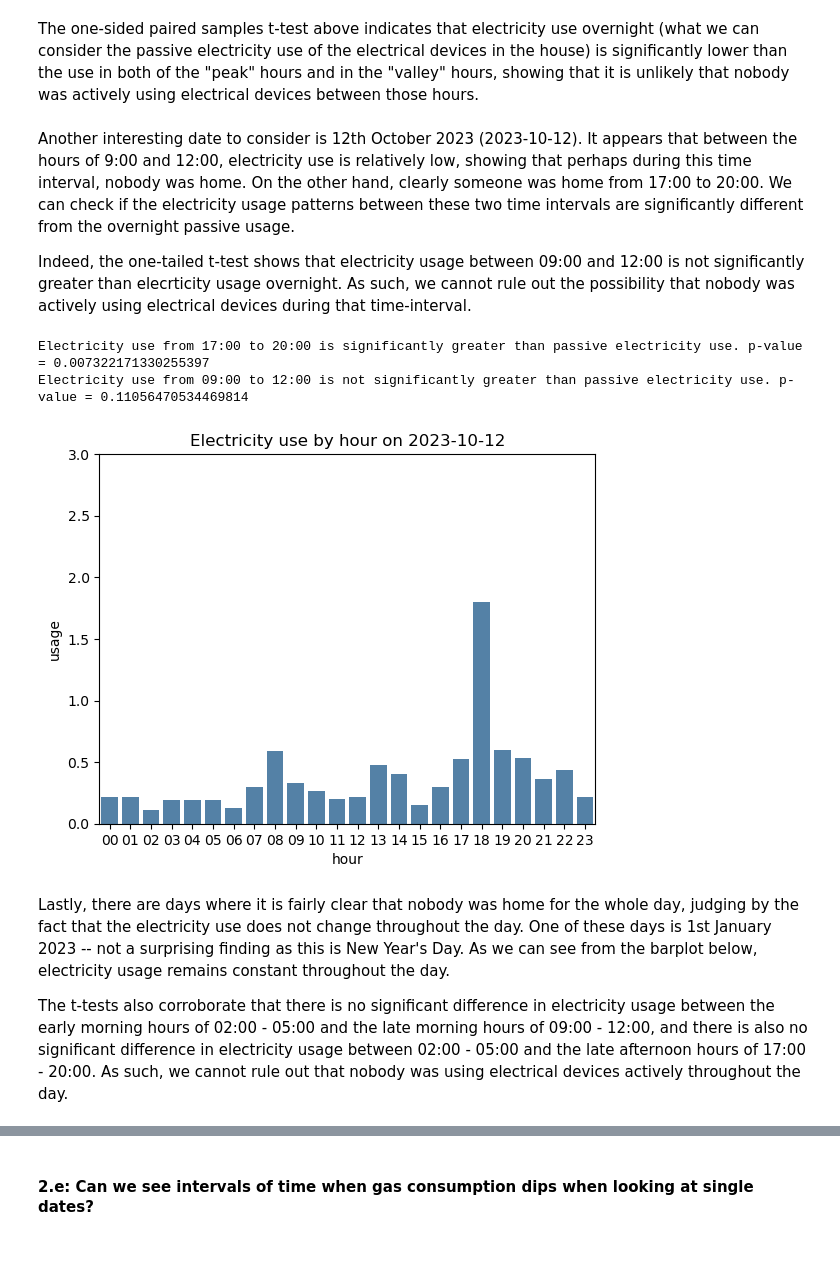
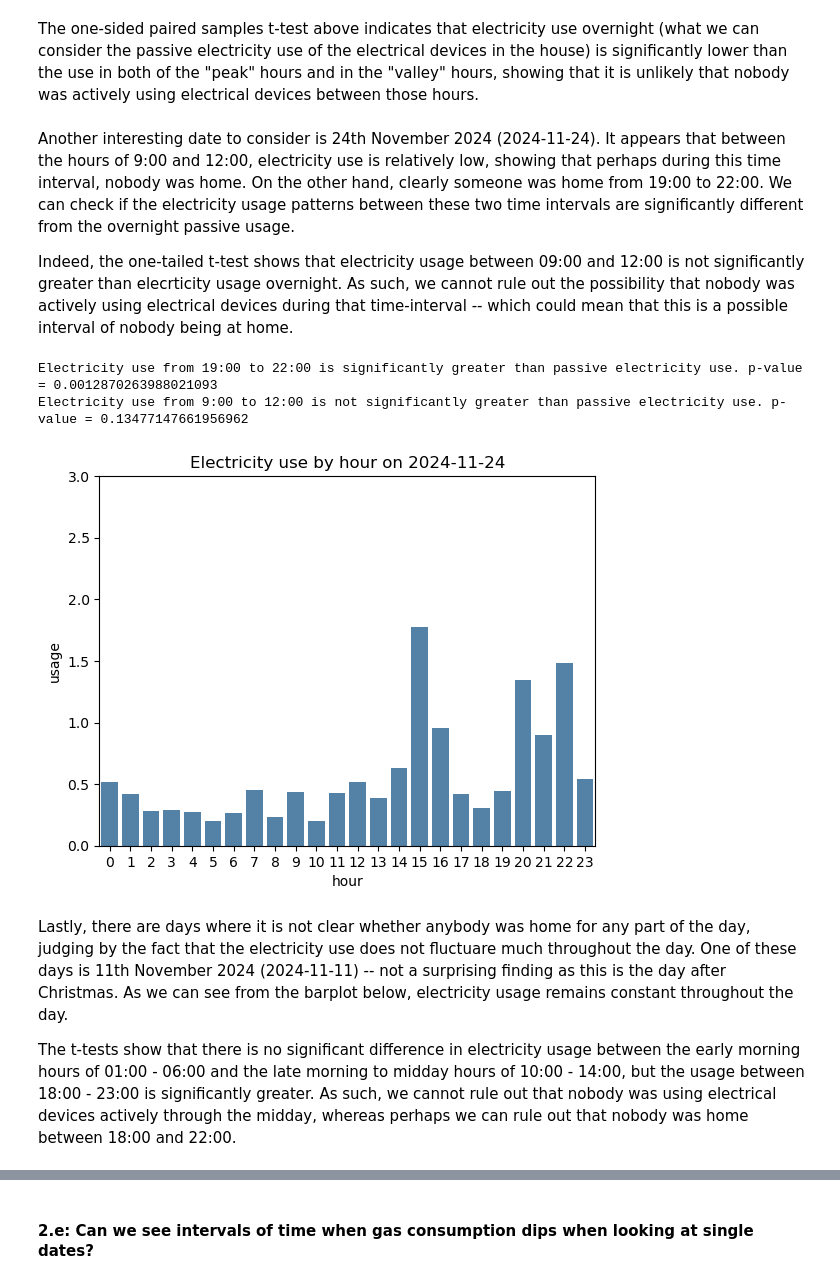
Before and after one commit to elena-petridou/GA2025_07, a Jupyter notebook: Report_1_energy_usage.ipynb, the cells around one changed output, grey strips where cells are left out. Cells and saved outputs as stored; diff of their text form; code cells hidden in the pictures; blank space fills up the shorter version.

```diff
--- a/Report_1_energy_usage.ipynb
+++ b/Report_1_energy_usage.ipynb
@@ -86,8 +85,8 @@ Energy_usage.head()
 # %% [markdown]
 The First kind of analysis is about the energy usage throughout the day, which means we first need to convert the epochs (so unix time) into datetime and extract the times seperately from the whole date.
 # %%
-Energy_usage["date"] = pd.to_datetime(Energy_usage.loc[:,"epoch"]*10**9).dt.date
-Energy_usage["time"] = pd.to_datetime(Energy_usage.loc[:,"epoch"]*10**9).dt.strftime("%H:%M")
+Energy_usage["date"] = Energy_usage["epoch"].apply(timestamp_into_gmt2).dt.date
+Energy_usage["time"] = Energy_usage["epoch"].apply(timestamp_into_gmt2).dt.strftime("%H:%M")
 Energy_usage.head()
 # %% [output]
 |  | epoch | Electricity_imported_T1 | Electricity_imported_T2 | Electricity_exported_T1 | Electricity_exported_T2 | ... |
@@ -132,9 +131,9 @@ In order to investigate this question, we can take a look at data from a random
 # %%
 max(Energy_usage["date"])
 
-cold_months_24 = Energy_usage[((Energy_usage["date"] >= datetime.date(2024,10,1)) | (Energy_usage["date"] <= datetime.date(2024,3,1))) & (Energy_usage["date"] < datetime.date(2025,1,1)) & (Energy_usage["date"] > datetime.date(2023,12,31))]
-cold_months_23 = Energy_usage[((Energy_usage["date"] >= datetime.date(2023,10,1)) | (Energy_usage["date"] <= datetime.date(2023,3,1))) & (Energy_usage["date"] < datetime.date(2024,1,1)) & (Energy_usage["date"] > datetime.date(2022,12,31))]
-cold_months_22 = Energy_usage[((Energy_usage["date"] >= datetime.date(2022,10,1)) | (Energy_usage["date"] <= datetime.date(2022,3,1))) & (Energy_usage["date"] < datetime.date(2023,1,1)) & (Energy_usage["date"] > datetime.date(2021,12,31))]
+cold_months_24 = Energy_usage[((Energy_usage["date"] >= datetime.date(2024,11,1)) | (Energy_usage["date"] <= datetime.date(2024,3,1))) & (Energy_usage["date"] < datetime.date(2025,1,1)) & (Energy_usage["date"] > datetime.date(2023,12,31))]
+cold_months_23 = Energy_usage[((Energy_usage["date"] >= datetime.date(2023,11,1)) | (Energy_usage["date"] <= datetime.date(2023,3,1))) & (Energy_usage["date"] < datetime.date(2024,1,1)) & (Energy_usage["date"] > datetime.date(2022,12,31))]
+cold_months_22 = Energy_usage[((Energy_usage["date"] >= datetime.date(2022,11,1)) | (Energy_usage["date"] <= datetime.date(2022,3,1))) & (Energy_usage["date"] < datetime.date(2023,1,1)) & (Energy_usage["date"] > datetime.date(2021,12,31))]
 
 
 cold_months = pd.concat([cold_months_24, cold_months_23], ignore_index= True)
@@ -144,15 +143,16 @@ random.seed(203903)
 random_days = random.sample(list(cold_months["date"]), k = 10)
 # %%
 Energy_usage[["hour", "minute"]] = Energy_usage.loc[:,"time"].str.split(":", n = 1, expand=True)
+Energy_usage["hour"] = Energy_usage["hour"].apply(int)
 
 cold_days = Energy_usage[Energy_usage["date"].isin(random_days)]
 
 cold_days = cold_days[["date", "usage", "hour"]].groupby(["date", "hour"]).sum()
 
-def create_day_barplot(df, date, color, energy):
+def create_day_barplot(df, date, color, energy, max_lim = 3):
     temp_df = df.loc[date]
     fig, ax = plt.subplots()
-    ax.set_ylim(0,3)
+    ax.set_ylim(0,max_lim)
     plt.title(f"{energy} use by hour on {date}")
     sns.barplot(temp_df, x = "hour", y = "usage", ax = ax, color = color)
 
@@ -194,21 +194,19 @@ Then, is electricity usage significantly different between 10:00 and 14:00, when
 
 In order to maximise the number of samples for the t-test, we use the electricity usage values in 15-minute-intervals instead of the 'binned' values by hour used in the barplots above.
 # %%
-jan_20 = Energy_usage[Energy_usage["date"] == random_days[0]]
-jan_20[["date", "time", "usage", "hour"]]
-
-
 def is_significant(test_use, reference_use):
     t_test = stats.ttest_rel(test_use["usage"], reference_use["usage"], alternative= "greater")
     p_value = t_test[1]
-    if p_value > 0.05:
+    if p_value > 0.01:
         return(" not ", p_value)
     else:
         return(" ", p_value)
 
+
+
 def between_hour_t_test(day_df, peak_hours, possibly_absent_hours, reference_hours, energy):
+    peak_use = day_df[day_df["hour"].isin(peak_hours)]
     passive_use = day_df[day_df["hour"].isin(reference_hours)]
-    peak_use = day_df[day_df["hour"].isin(peak_hours)]
     possibly_absent_use = day_df[day_df["hour"].isin(possibly_absent_hours)]
     significance_peak, p_val_peak = is_significant(peak_use, passive_use)
     print(f"{energy} use from {peak_hours[0]}:00 to {peak_hours[-1]}:00 is{significance_peak}significantly greater than passive {energy.lower()} use. p-value = {p_val_peak}")
@@ -216,8 +214,3 @@ def between_hour_t_test(day_df, peak_hours, possibly_absent_hours, reference_hou
     print(f"{energy} use from {possibly_absent_hours[0]}:00 to {possibly_absent_hours[-1]}:00 is{significance_absent}significantly greater than passive {energy.lower()} use. p-value = {p_val_absent}")
     #significance_actives, p_val_actives = is_significant(possibly_absent_use, peak_use)
     #print(f"Electricity use from {possibly_absent_hours[0]}:00 to {possibly_absent_hours[-1]}:00 is{significance_actives}significantly different than electricity use between {peak_hours[0]} and {peak_hours[1]}. p-value = {p_val_actives}")
-
-
-
-create_day_barplot(cold_days, datetime.date(2023,1,20), "steelblue", "Electricity")
-between_hour_t_test(jan_20, peak_hours=["18", "19", "20", "21", "22"], possibly_absent_hours=["10", "11", "12", "13", "14"], reference_hours=["01", "02", "03", "04", "05"], energy = "Electricity")
@@ -226,20 +227,20 @@ KeyError: datetime.date(2023, 1, 20)
 # %% [markdown]
 The one-sided paired samples t-test above indicates that electricity use overnight (what we can consider the passive electricity use of the electrical devices in the house) is significantly lower than the use in both of the "peak" hours and in the "valley" hours, showing that it is unlikely that nobody was actively using electrical devices between those hours.
 # %% [markdown]
-Another interesting date to consider is 12th October 2023 (2023-10-12). It appears that between the hours of 9:00 and 12:00, electricity use is relatively low, showing that perhaps during this time interval, nobody was home. On the other hand, clearly someone was home from 17:00 to 20:00. We can check if the electricity usage patterns between these two time intervals are significantly different from the overnight passive usage.
+Another interesting date to consider is 24th November 2024 (2024-11-24). It appears that between the hours of 9:00 and 12:00, electricity use is relatively low, showing that perhaps during this time interval, nobody was home. On the other hand, clearly someone was home from 19:00 to 22:00. We can check if the electricity usage patterns between these two time intervals are significantly different from the overnight passive usage.
 
-Indeed, the one-tailed t-test shows that electricity usage between 09:00 and 12:00 is not significantly greater than elecrticity usage overnight. As such, we cannot rule out the possibility that nobody was actively using electrical devices during that time-interval.
+Indeed, the one-tailed t-test shows that electricity usage between 09:00 and 12:00 is not significantly greater than elecrticity usage overnight. As such, we cannot rule out the possibility that nobody was actively using electrical devices during that time-interval -- which could mean that this is a possible interval of nobody being at home.
 # %%
-create_day_barplot(cold_days, datetime.date(2023,10,12), "steelblue", "Electricity")
-oct_12 = Energy_usage[Energy_usage["date"] == datetime.date(2023,10,12)]
-oct_12[["date", "time", "usage", "hour"]]
-between_hour_t_test(oct_12, peak_hours=["17", "18", "19", "20"], possibly_absent_hours=["09", "10", "11", "12"], reference_hours=["02", "03", "04", "05"], energy = "Electricity")
+create_day_barplot(cold_days, datetime.date(2024,11,24), "steelblue", "Electricity")
+nov_24 = Energy_usage[Energy_usage["date"] == datetime.date(2024,11,24)]
+nov_24[["date", "time", "usage", "hour"]]
+between_hour_t_test(nov_24, peak_hours=list(range(19,23)), possibly_absent_hours=list(range(9,13)), reference_hours=list(range(1,5)), energy = "Electricity")
 # %% [output]
-Electricity use from 17:00 to 20:00 is significantly greater than passive electricity use. p-value = 0.007322171330255397
-Electricity use from 09:00 to 12:00 is not significantly greater than passive electricity use. p-value = 0.11056470534469814
+Electricity use from 19:00 to 22:00 is significantly greater than passive electricity use. p-value = 0.0012870263988021093
+Electricity use from 9:00 to 12:00 is not significantly greater than passive electricity use. p-value = 0.13477147661956962
-[figure, old version]
+[figure, new version]
 # %% [markdown]
-Lastly, there are days where it is fairly clear that nobody was home for the whole day, judging by the fact that the electricity use does not change throughout the day. One of these days is 1st January 2023 -- not a surprising finding as this is New Year's Day. As we can see from the barplot below, electricity usage remains constant throughout the day.
+Lastly, there are days where it is not clear whether anybody was home for any part of the day, judging by the fact that the electricity use does not fluctuare much throughout the day. One of these days is 11th November 2024 (2024-11-11) -- not a surprising finding as this is the day after Christmas. As we can see from the barplot below, electricity usage remains constant throughout the day.
 
-The t-tests also corroborate that there is no significant difference in electricity usage between the early morning hours of 02:00 - 05:00 and the late morning hours of 09:00 - 12:00, and there is also no significant difference in electricity usage between 02:00 - 05:00 and the late afternoon hours of 17:00 - 20:00. As such, we cannot rule out that nobody was using electrical devices actively throughout the day.
+The t-tests show that there is no significant difference in electricity usage between the early morning hours of 01:00 - 06:00 and the late morning to midday hours of 10:00 - 14:00, but the usage between 18:00 - 23:00 is significantly greater. As such, we cannot rule out that nobody was using electrical devices actively through the midday, whereas perhaps we can rule out that nobody was home between 18:00 and 22:00.
 # %%
```
Also changed, not shown: parts of 23 cells of this notebook.
